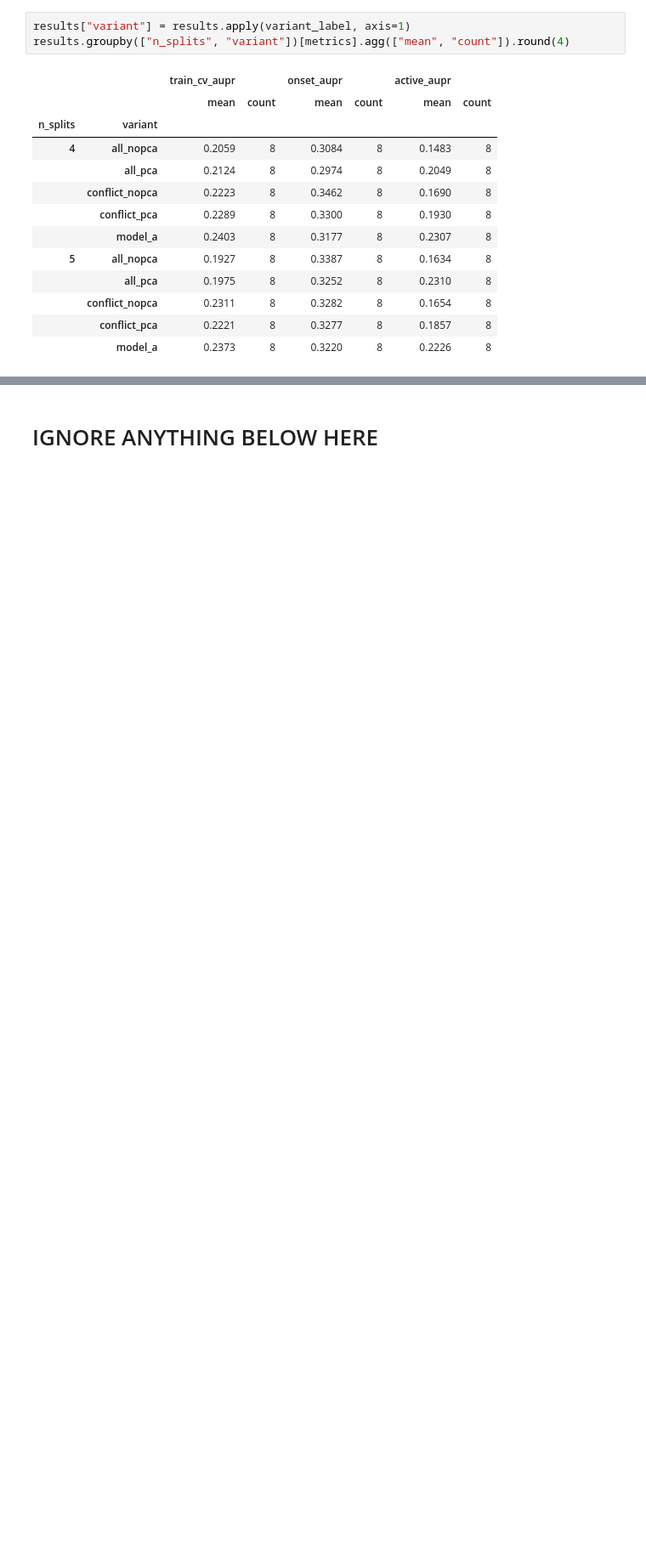
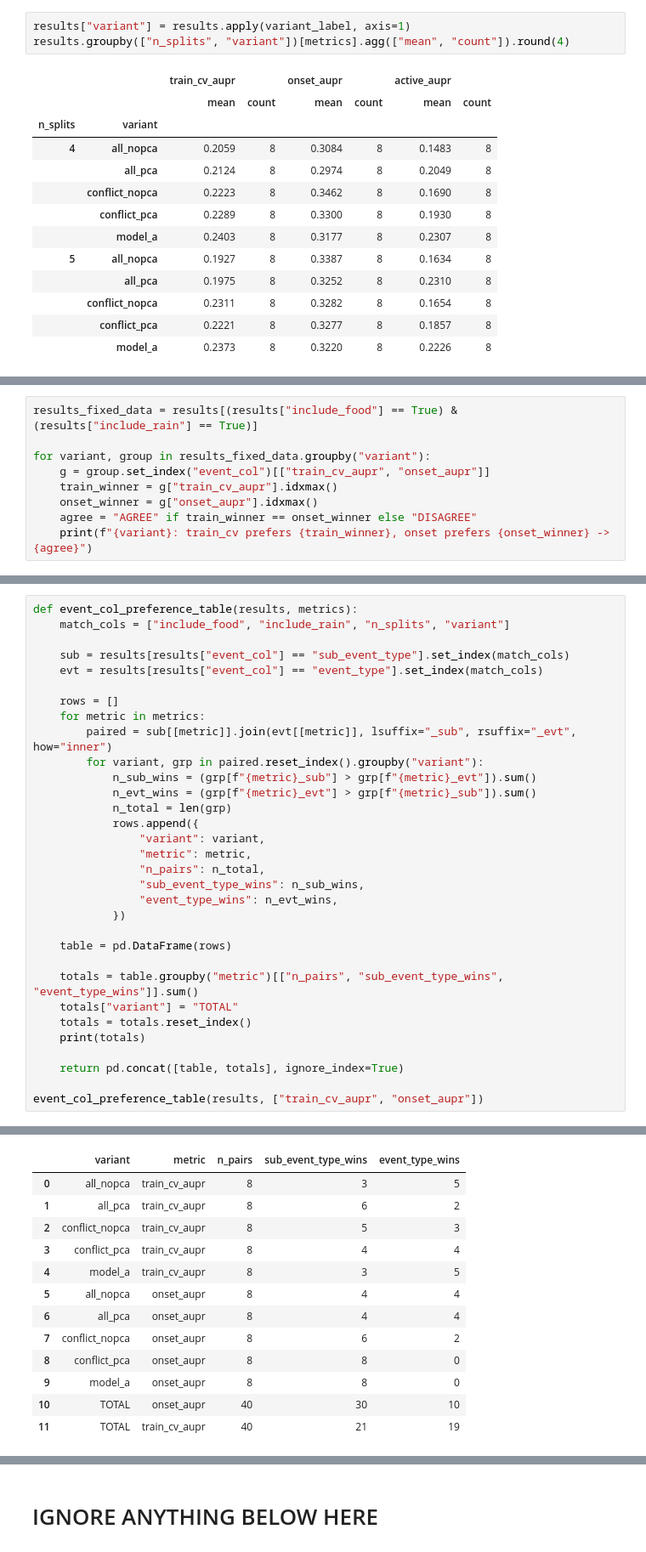
Before and after one commit to eviejones/msc-final-project, a Jupyter notebook: notebooks/03_results.ipynb, the cells around one changed output, grey strips where cells are left out. Shown at 85% size. Drawn from its saved outputs; the diff is of its cells as text; blank space fills up the shorter version.

Commit message:
feat: update results

```diff
--- a/notebooks/03_results.ipynb
+++ b/notebooks/03_results.ipynb
@@ -219,0 +227,9 @@ results.groupby(["n_splits", "variant"])[metrics].agg(["mean", "count"]).round(4
+# %%
+results_fixed_data = results[(results["include_food"] == True) & (results["include_rain"] == True)]
+
+for variant, group in results_fixed_data.groupby("variant"):
+    g = group.set_index("event_col")[["train_cv_aupr", "onset_aupr"]]
+    train_winner = g["train_cv_aupr"].idxmax()
+    onset_winner = g["onset_aupr"].idxmax()
+    agree = "AGREE" if train_winner == onset_winner else "DISAGREE"
+    print(f"{variant}: train_cv prefers {train_winner}, onset prefers {onset_winner} -> {agree}")
@@ -219,0 +242,33 @@ results.groupby(["n_splits", "variant"])[metrics].agg(["mean", "count"]).round(4
+# %%
+def event_col_preference_table(results, metrics):
+    match_cols = ["include_food", "include_rain", "n_splits", "variant"]
+
+    sub = results[results["event_col"] == "sub_event_type"].set_index(match_cols)
+    evt = results[results["event_col"] == "event_type"].set_index(match_cols)
+
+    rows = []
+    for metric in metrics:
+        paired = sub[[metric]].join(evt[[metric]], lsuffix="_sub", rsuffix="_evt", how="inner")
+        for variant, grp in paired.reset_index().groupby("variant"):
+            n_sub_wins = (grp[f"{metric}_sub"] > grp[f"{metric}_evt"]).sum()
+            n_evt_wins = (grp[f"{metric}_evt"] > grp[f"{metric}_sub"]).sum()
+            n_total = len(grp)
+            rows.append({
+                "variant": variant,
+                "metric": metric,
+                "n_pairs": n_total,
+                "sub_event_type_wins": n_sub_wins,
+                "event_type_wins": n_evt_wins,
+            })
+
+    table = pd.DataFrame(rows)
+
+    totals = table.groupby("metric")[["n_pairs", "sub_event_type_wins", "event_type_wins"]].sum()
+    totals["variant"] = "TOTAL"
+    totals = totals.reset_index()
+    print(totals)
+
+    return pd.concat([table, totals], ignore_index=True)
+
+event_col_preference_table(results, ["train_cv_aupr", "onset_aupr"])
+# %% [output]
@@ -219,0 +278,13 @@ results.groupby(["n_splits", "variant"])[metrics].agg(["mean", "count"]).round(4
+|  | variant | metric | n_pairs | sub_event_type_wins | event_type_wins |
+| 0 | all_nopca | train_cv_aupr | 8 | 3 | 5 |
+| 1 | all_pca | train_cv_aupr | 8 | 6 | 2 |
+| 2 | conflict_nopca | train_cv_aupr | 8 | 5 | 3 |
+| 3 | conflict_pca | train_cv_aupr | 8 | 4 | 4 |
+| 4 | model_a | train_cv_aupr | 8 | 3 | 5 |
+| 5 | all_nopca | onset_aupr | 8 | 4 | 4 |
+| 6 | all_pca | onset_aupr | 8 | 4 | 4 |
+| 7 | conflict_nopca | onset_aupr | 8 | 6 | 2 |
+| 8 | conflict_pca | onset_aupr | 8 | 8 | 0 |
+| 9 | model_a | onset_aupr | 8 | 8 | 0 |
+| 10 | TOTAL | onset_aupr | 40 | 30 | 10 |
+| 11 | TOTAL | train_cv_aupr | 40 | 21 | 19 |
```
Also changed, not shown: parts of 9 cells of this notebook.
